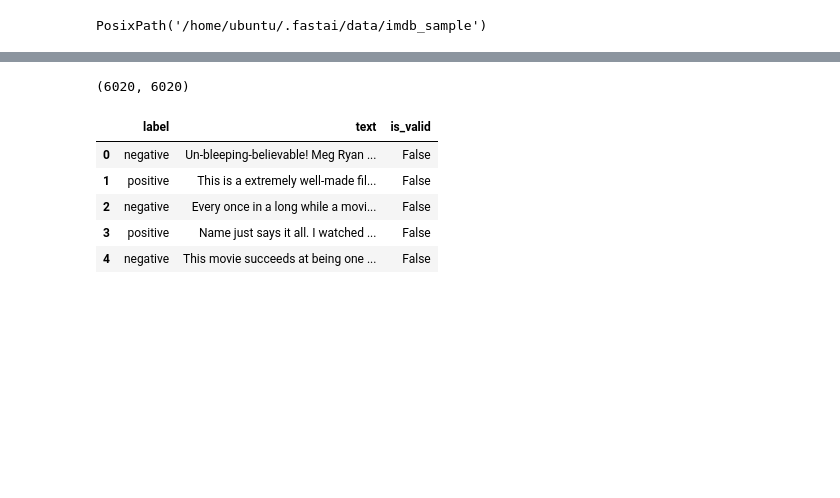
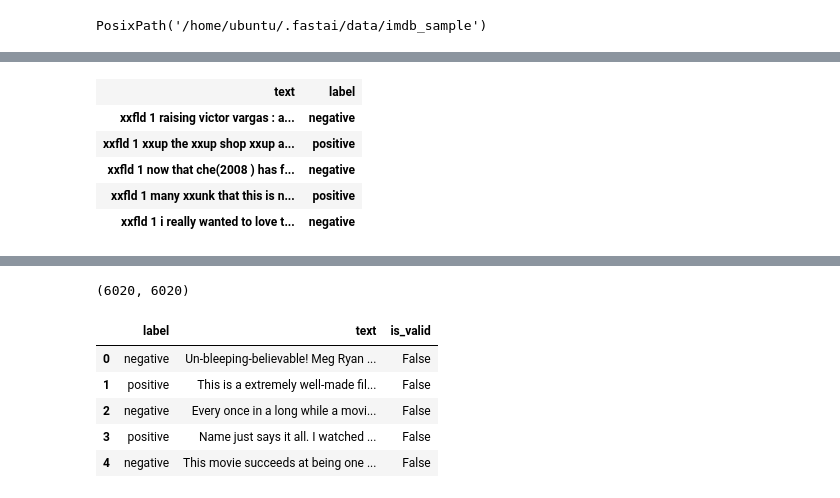
Before and after one commit to zhaoshaojun/fastai, a Jupyter notebook: docs_src/text_tmp.ipynb, the cells around one changed output, grey strips where cells are left out. Drawn from its saved outputs; the diff is of its cells as text; code cells hidden in the pictures; blank space fills up the shorter version.

```diff
--- a/docs_src/text_tmp.ipynb
+++ b/docs_src/text_tmp.ipynb
@@ -8,0 +35,9 @@ PosixPath('/home/ubuntu/.fastai/data/imdb_sample')
+# %%
+data_clas.show_batch()
+# %% [output]
+| text | label |
+| xxfld 1 raising victor vargas : a... | negative |
+| xxfld 1 xxup the xxup shop xxup a... | positive |
+| xxfld 1 now that che(2008 ) has f... | negative |
+| xxfld 1 many xxunk that this is n... | positive |
+| xxfld 1 i really wanted to love t... | negative |
```
Also changed, not shown: parts of 7 cells of this notebook, 2 other files.
